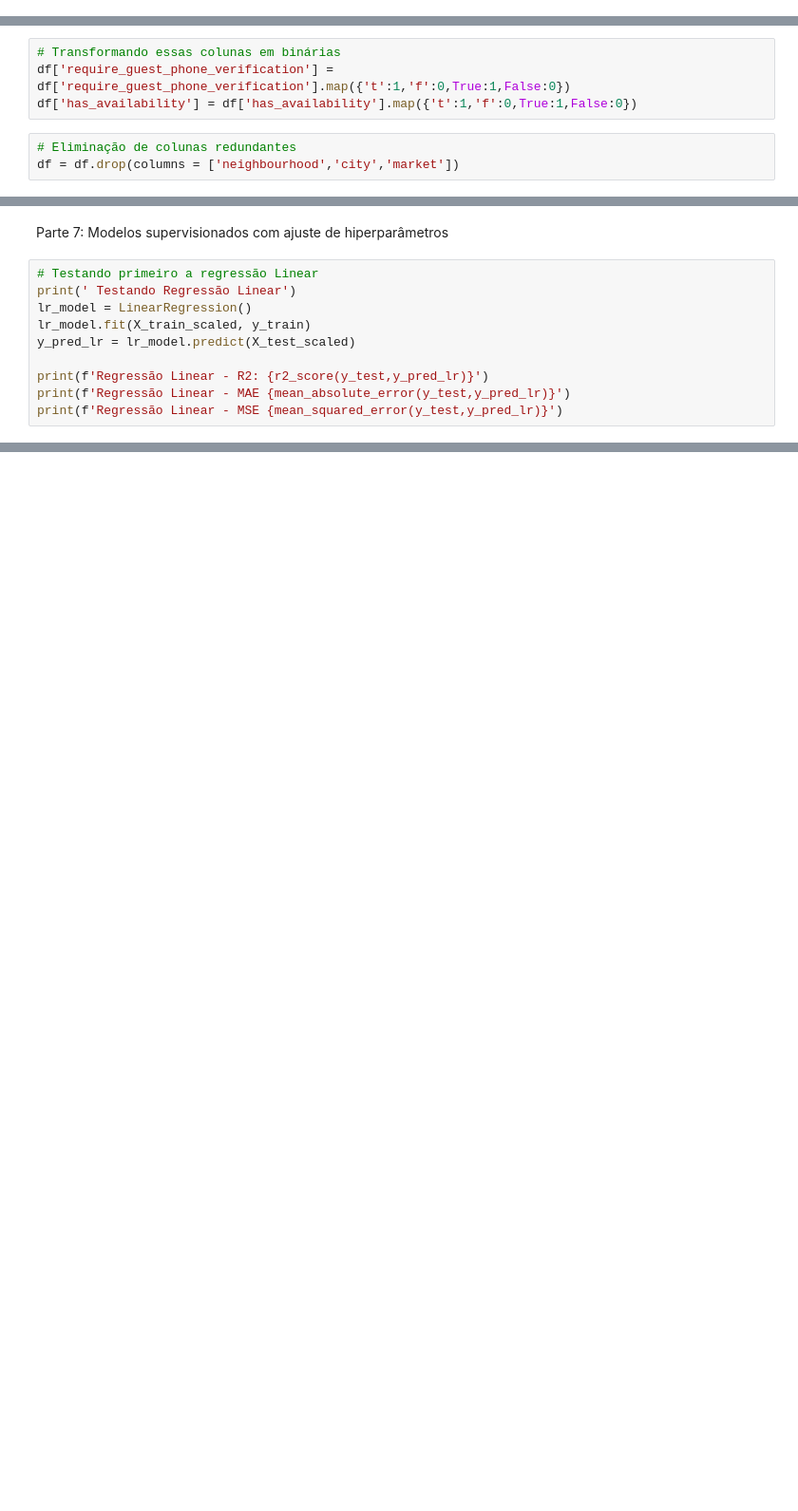
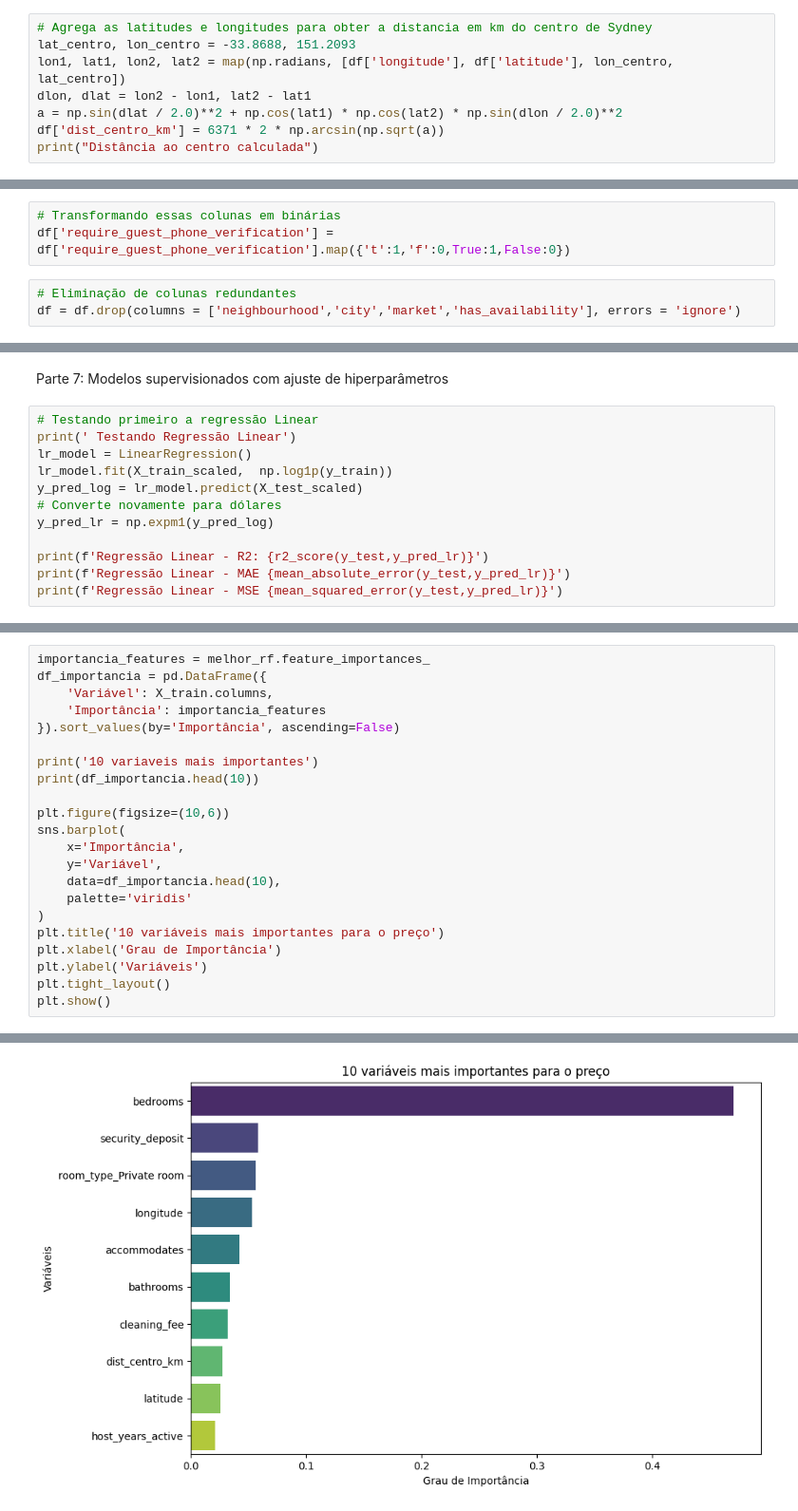
Before and after one commit to VictorTrasancos/Sydney-Airbnb-Prediction, a Jupyter notebook: Sydney_Airbnb_Prediction.ipynb, the cells around one changed output, grey strips where cells are left out. Shown at 95% size. Cells and saved outputs as stored; diff of their text form; blank space fills up the shorter version.

```diff
--- a/Sydney_Airbnb_Prediction.ipynb
+++ b/Sydney_Airbnb_Prediction.ipynb
@@ -264,3 +270,11 @@ if 'property_type' in df.columns:
     # Mantém apenas os 5 tipos mais comuns e transforma o resto em 'Other'
     top_properties = df['property_type'].value_counts().nlargest(5).index
     df['property_type'] = df['property_type'].apply(lambda x: x if x in top_properties else 'Other')
+# %%
+# Agrega as latitudes e longitudes para obter a distancia em km do centro de Sydney
+lat_centro, lon_centro = -33.8688, 151.2093
+lon1, lat1, lon2, lat2 = map(np.radians, [df['longitude'], df['latitude'], lon_centro, lat_centro])
+dlon, dlat = lon2 - lon1, lat2 - lat1
+a = np.sin(dlat / 2.0)**2 + np.cos(lat1) * np.cos(lat2) * np.sin(dlon / 2.0)**2
+df['dist_centro_km'] = 6371 * 2 * np.arcsin(np.sqrt(a))
+print("Distância ao centro calculada")
@@ -267,10 +283,9 @@ if 'property_type' in df.columns:
 # %%
 # Transformando essas colunas em binárias
 df['require_guest_phone_verification'] = df['require_guest_phone_verification'].map({'t':1,'f':0,True:1,False:0})
-df['has_availability'] = df['has_availability'].map({'t':1,'f':0,True:1,False:0})
 # %%
 # Eliminação de colunas redundantes
-df = df.drop(columns = ['neighbourhood','city','market'])
+df = df.drop(columns = ['neighbourhood','city','market','has_availability'], errors = 'ignore')
 # %%
 # Preenchimento de valores vazios com a mediana, para evitar muitas distorções
 colunas_contagem = ['beds', 'bathrooms', 'bedrooms', 'host_is_superhost', 'security_deposit', 'cleaning_fee']
@@ -365,8 +380,10 @@ Parte 7: Modelos supervisionados com ajuste de hiperparâmetros
 # Testando primeiro a regressão Linear
 print(' Testando Regressão Linear')
 lr_model = LinearRegression()
-lr_model.fit(X_train_scaled, y_train)
-y_pred_lr = lr_model.predict(X_test_scaled)
+lr_model.fit(X_train_scaled,  np.log1p(y_train))
+y_pred_log = lr_model.predict(X_test_scaled)
+# Converte novamente para dólares
+y_pred_lr = np.expm1(y_pred_log)
 
 print(f'Regressão Linear - R2: {r2_score(y_test,y_pred_lr)}')
 print(f'Regressão Linear - MAE {mean_absolute_error(y_test,y_pred_lr)}')
@@ -378,0 +630,23 @@ Regressão Linear - MSE 736070371.4630286
+# %%
+importancia_features = melhor_rf.feature_importances_
+df_importancia = pd.DataFrame({
+    'Variável': X_train.columns,
+    'Importância': importancia_features
+}).sort_values(by='Importância', ascending=False)
+
+print('10 variaveis mais importantes')
+print(df_importancia.head(10))
+
+plt.figure(figsize=(10,6))
+sns.barplot(
+    x='Importância',
+    y='Variável',
+    data=df_importancia.head(10),
+    palette='viridis'
+)
+plt.title('10 variáveis mais importantes para o preço')
+plt.xlabel('Grau de Importância')
+plt.ylabel('Variáveis')
+plt.tight_layout()
+plt.show()
+# %% [output]
@@ -378,0 +668 @@ Regressão Linear - MSE 736070371.4630286
+[figure, added]
```
Also changed, not shown: parts of 27 cells of this notebook.
